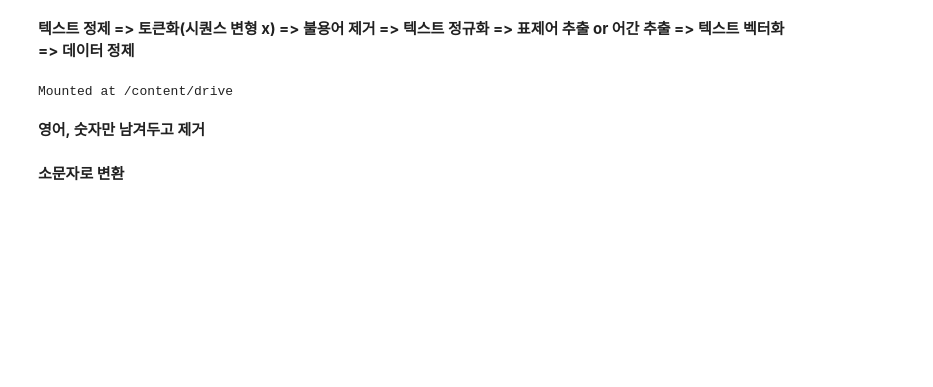
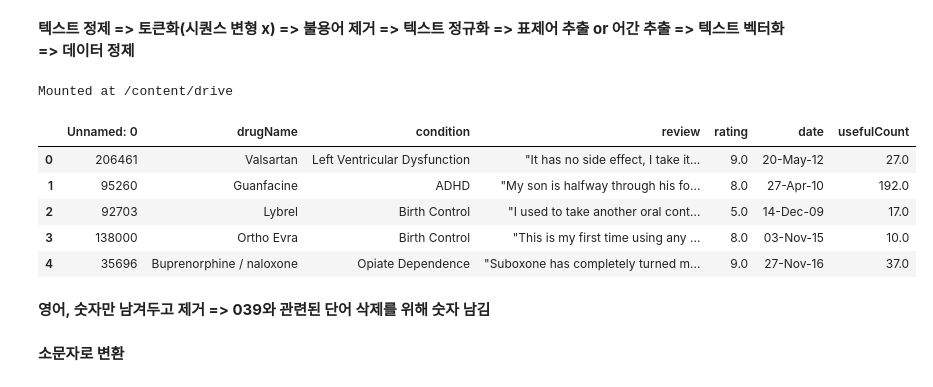
Before and after one commit to 2j0123/Drug-Review-Data-Predictions-Drug-Name, a Jupyter notebook: wassup_team7_2_1.ipynb, the cells around one changed output. Cells and saved outputs as stored; diff of their text form; code cells hidden in the pictures; blank space fills up the shorter version.

```diff
--- a/wassup_team7_2_1.ipynb
+++ b/wassup_team7_2_1.ipynb
@@ -13,7 +13,16 @@ import matplotlib.pyplot as plt
 import seaborn as sns
 import re
 
-df = pd.read_csv('/content/drive/MyDrive/colab file/WS_Pj_2_drugreview/drugsComTrain_raw.tsv', sep="\t")
+df = pd.read_csv('/home/kdt-admin/JY/data/drugsComTrain_raw.tsv', sep="\t", encoding='latin1')
+# %%
+df.head()
+# %% [output]
+|  | Unnamed: 0 | drugName | condition | review | rating | date | usefulCount |
+| 0 | 206461 | Valsartan | Left Ventricular Dysfunction | "It has no side effect, I take it... | 9.0 | 20-May-12 | 27.0 |
+| 1 | 95260 | Guanfacine | ADHD | "My son is halfway through his fo... | 8.0 | 27-Apr-10 | 192.0 |
+| 2 | 92703 | Lybrel | Birth Control | "I used to take another oral cont... | 5.0 | 14-Dec-09 | 17.0 |
+| 3 | 138000 | Ortho Evra | Birth Control | "This is my first time using any ... | 8.0 | 03-Nov-15 | 10.0 |
+| 4 | 35696 | Buprenorphine / naloxone | Opiate Dependence | "Suboxone has completely turned m... | 9.0 | 27-Nov-16 | 37.0 |
 # %%
 df.dropna(subset = ['condition'], inplace = True)
 df.drop(columns = ['Unnamed: 0', 'date'], inplace = True)
@@ -21,7 +30,7 @@ df.drop(columns = ['Unnamed: 0', 'date'], inplace = True)
 #condition컬럼에서 이상한 값 제거
 df = df[~df['condition'].str.contains("users found this comment helpful.", na = False, case = False)]
 # %% [markdown]
-**영어, 숫자만 남겨두고 제거**
+**영어, 숫자만 남겨두고 제거 => 039와 관련된 단어 삭제를 위해 숫자 남김**
 # %%
 df['review'] = df['review'].apply(lambda x: re.sub(r'[^a-zA-Z0-9\s]', '', x))
 # %% [markdown]
```
Also changed, not shown: parts of 32 cells of this notebook.
